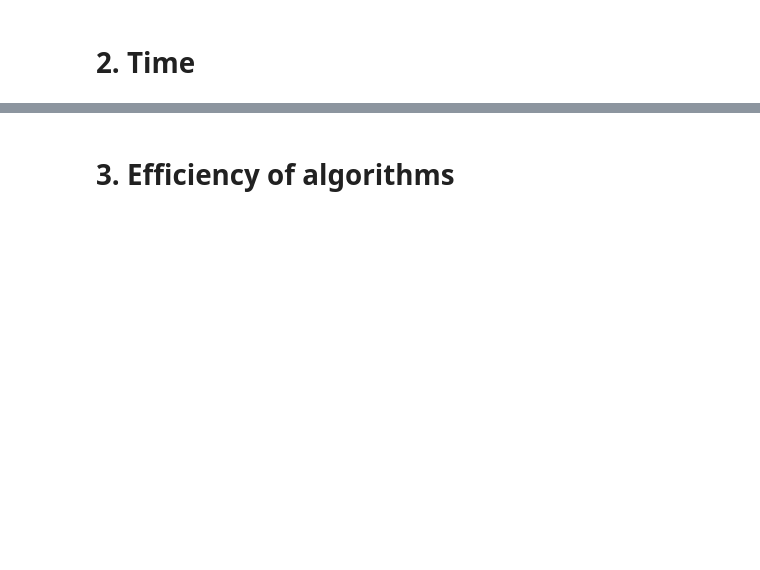
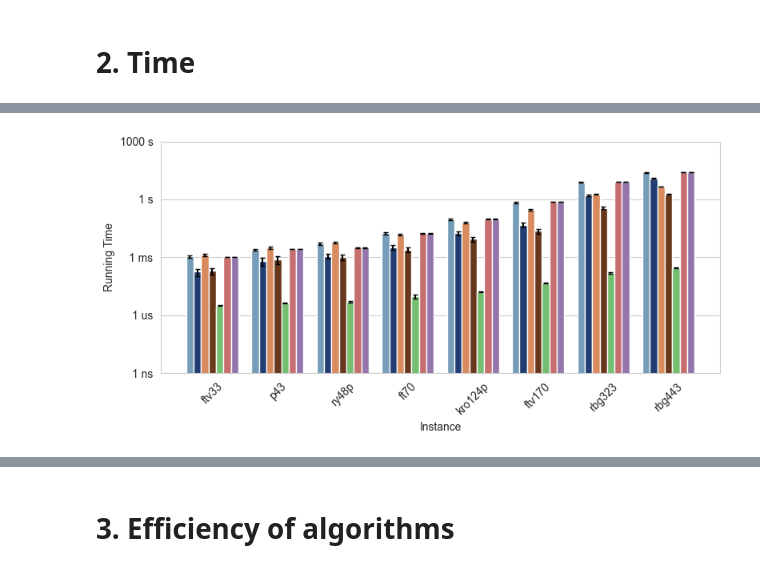
Before and after one commit to ja-nina/BioInspiredAlgosAndModels, a Jupyter notebook: reports/first_viz.ipynb, the cells around one changed output, grey strips where cells are left out. Cells and saved outputs as stored; diff of their text form; code cells hidden in the pictures; blank space fills up the shorter version.

```diff
--- a/reports/first_viz.ipynb
+++ b/reports/first_viz.ipynb
@@ -188,19 +216,18 @@ plt.show()
 # %%
 with sns.axes_style("whitegrid"):
     fig, ax = plt.subplots(1, 1, figsize=(12, 4))
     plot_bars(stats_df, selected_methods + LS_NN_METHODS, selected_instances, "time_mean", ax, "time_std")
-    ax.legend(
-        loc='center left',
-        bbox_to_anchor=(1, 0.5),
-    )
-
     ax.set_ylabel("Running Time")
     ax.set_xlabel("Instance")
+    ax.get_legend().remove()
+
     plt.yscale('log')
     plt.yticks([10**i for i in range(0, 13, 3)], ["1 ns", "1 us", "1 ms", "1 s", "1000 s"])
     plt.tight_layout()
     plt.savefig("plots/1/bar_time.png")
     plt.show()
+# %% [output]
+[figure, added]
 # %%
 # plot mean time over instance size for each method
 with sns.axes_style("whitegrid"):
```
Also changed, not shown: parts of 20 cells of this notebook.
